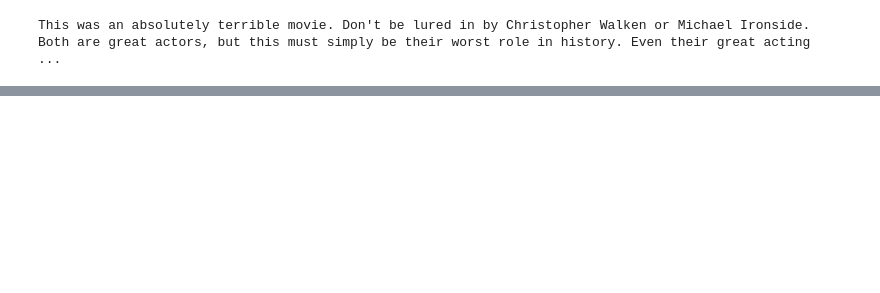
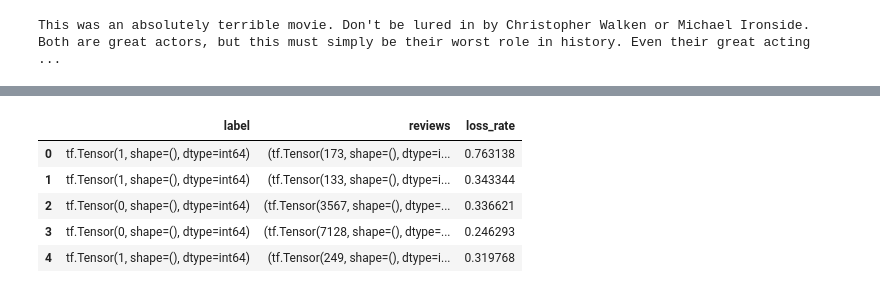
Before and after one commit to NAVSmith/DL_pipelines, a Jupyter notebook: nlp_pipeline.ipynb, the cells around one changed output, grey strips where cells are left out. Saved outputs shown, nothing was run; the diff lists cells and outputs as text; code cells hidden in the pictures; blank space fills up the shorter version.

```diff
--- a/nlp_pipeline.ipynb
+++ b/nlp_pipeline.ipynb
@@ -269,0 +298,9 @@ loss, accuracy
+# %%
+for x, y in imdb_test.as_numpy_iterator():
+    print(type(y), type(x))
+    print(y)
+    print(x)
+    print(type(np.array([y])) , type(np.array([x])))
+    loss, _ = model.evaluate(x=np.array([x]), y=np.array([y]))
+    print(loss)
+    break
@@ -269,0 +318,15 @@ loss, accuracy
+# %%
+labels = []
+reviews = []
+losses = []
+for review, label in imdb_test_original:
+    encoded_review, encoded_label = encode(review, label)
+
+    x = np.array([encoded_review.numpy()])
+    y = np.array([encoded_label.numpy()])
+
+    loss, _= model.evaluate(x=x, y=y)
+
+    losses.append(loss)
+    labels.append(label)
+    reviews.append(review)
@@ -269,0 +351,2 @@ loss, accuracy
+# %%
+data = {'label': labels, 'reviews': reviews, 'loss_rate': losses}
@@ -269,0 +357,9 @@ loss, accuracy
+# %%
+df.head()
+# %% [output]
+|  | label | reviews | loss_rate |
+| 0 | tf.Tensor(1, shape=(), dtype=int64) | (tf.Tensor(173, shape=(), dtype=i... | 0.763138 |
+| 1 | tf.Tensor(1, shape=(), dtype=int64) | (tf.Tensor(133, shape=(), dtype=i... | 0.343344 |
+| 2 | tf.Tensor(0, shape=(), dtype=int64) | (tf.Tensor(3567, shape=(), dtype=... | 0.336621 |
+| 3 | tf.Tensor(0, shape=(), dtype=int64) | (tf.Tensor(7128, shape=(), dtype=... | 0.246293 |
+| 4 | tf.Tensor(1, shape=(), dtype=int64) | (tf.Tensor(249, shape=(), dtype=i... | 0.319768 |
```
Also changed, not shown: parts of 27 cells of this notebook, 1 other file.
